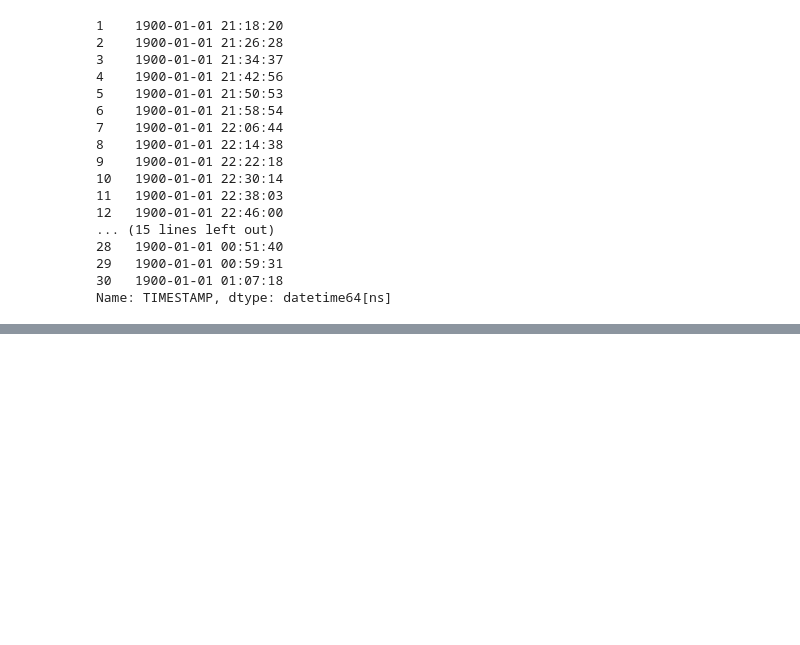
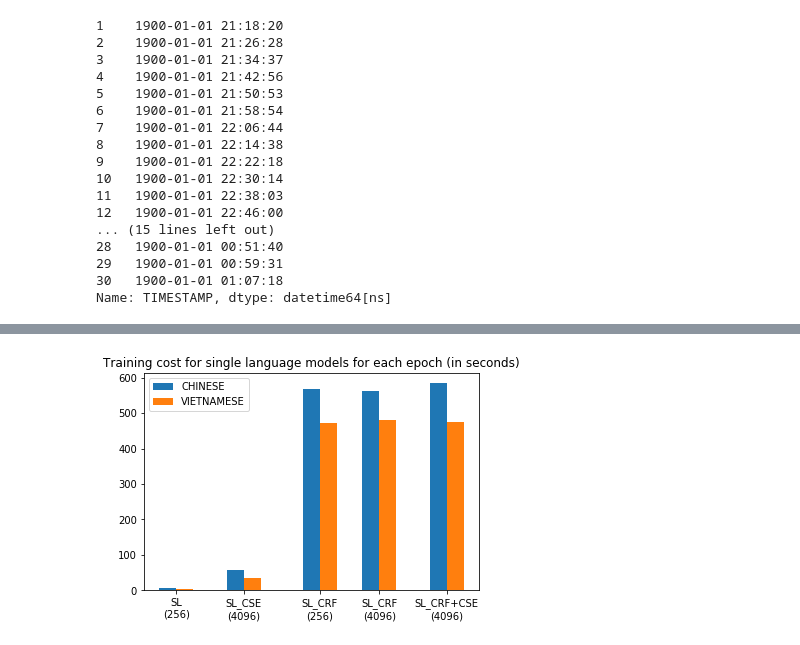
Before and after one commit to wuqi0704/MasterThesis_Tokenization, a Jupyter notebook: flair/plots.ipynb, the cells around one changed output, grey strips where cells are left out. Cells and saved outputs as stored; diff of their text form; code cells hidden in the pictures; blank space fills up the shorter version.

```diff
--- a/flair/plots.ipynb
+++ b/flair/plots.ipynb
@@ -295,0 +434,41 @@ VIETNAMESE : time costs(in seconds) for each Epoch:
+# %%
+import pandas as pd
+import numpy as np
+import matplotlib.pyplot as plt
+
+path = '/Users/qier/Downloads/ML_Tagger/'
+col_names = ['TIMESTAMP','BAD_EPOCHS','LEARNING_RATE','TRAIN_LOSS','DEV_LOSS','DEV_Recall']
+width = np.array([0.1]*5)
+x_pos = np.array([0,0.4,0.85,1.2,1.6])
+x={}
+x[0]=x_pos-width/2
+x[1]=x_pos+width/2
+plt.plot()
+obj={}
+for l,L in enumerate([('CHINESE','ZH'),('VIETNAMESE','VI')]):
+    model_names = [
+                   '3_SL/3_%s'%L[0],
+                   '5_CSE_%s'%L[0],
+                   '5_CRF_256_%s'%L[0],
+                   '5_CRF_%s'%L[0],
+                   '5_CRFCSE_%s'%L[0]
+                   ]
+    label_names = ['SL\n(256)','SL_CSE\n(4096)','SL_CRF\n(256)','SL_CRF\n(4096)','SL_CRF+CSE\n(4096)']
+    obj[L[0]]=[]
+    for i,name in enumerate(model_names):
+        a = pd.read_csv(path+name+'/loss.tsv',sep = '\t').dropna(axis=1)
+        a.columns=col_names
+        # print time cost
+        a_time = a.TIMESTAMP.apply(lambda x: datetime.datetime.strptime(x, '%H:%M:%S'))
+        a_time_diff = [(a_time[k] - a_time[k-1]) for k in np.arange(2,len(a_time)+1)]
+        for ele in a_time_diff: # get rid of some overnight timestamp
+            if ele.total_seconds() < 0: a_time_diff.remove(ele)
+        obj[L[0]].append(np.mean(a_time_diff).total_seconds())
+
+    plt.bar(x[l],obj[L[0]],width=width[l],label = L[0])
+    plt.xticks(x_pos, label_names,rotation=0)
+plt.legend()
+plt.title('Training cost for single language models for each epoch (in seconds)')
+plt.savefig('Training_cost1_bar.png')
+# %% [output]
+[figure, added]
```
Also changed, not shown: parts of 12 cells of this notebook, 9 other files.
